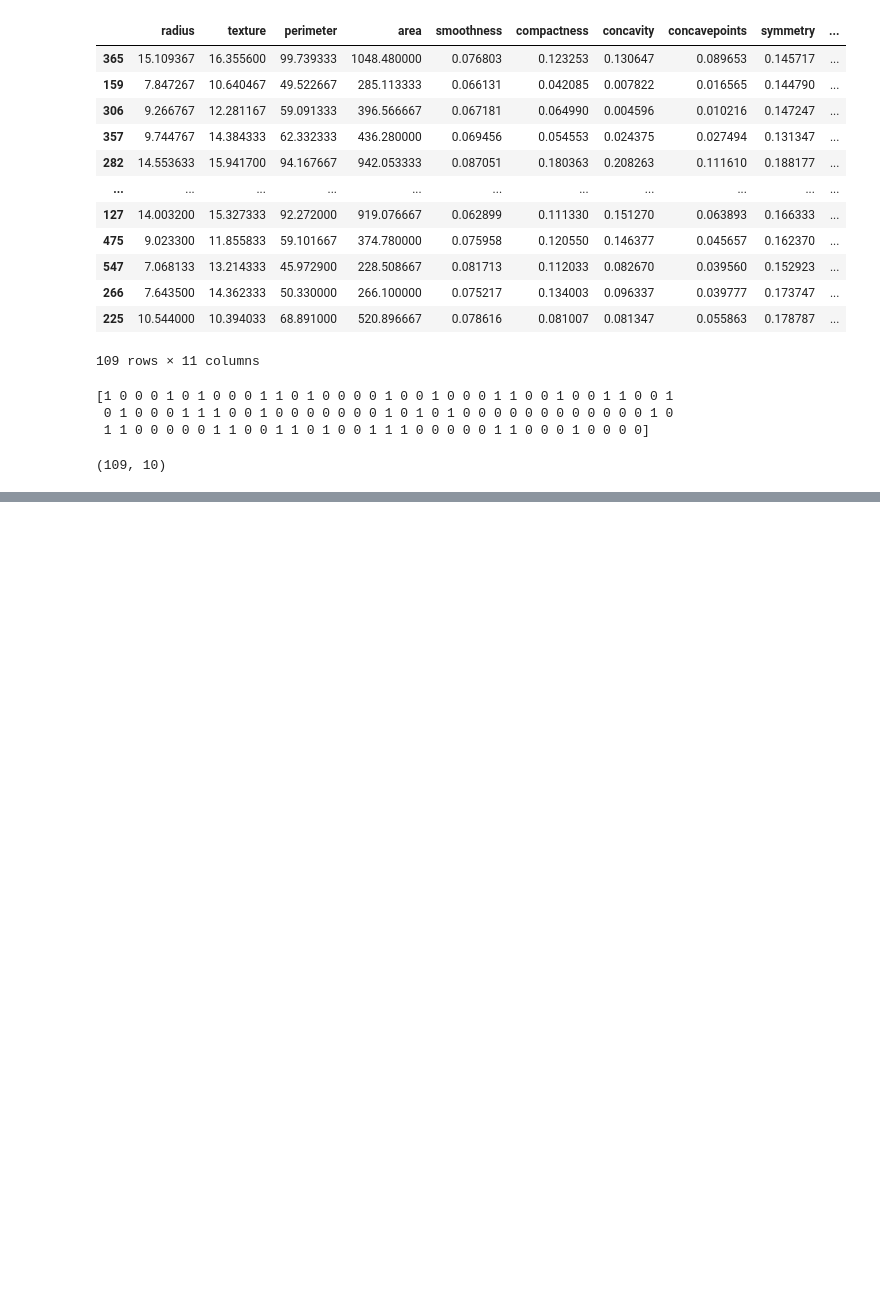
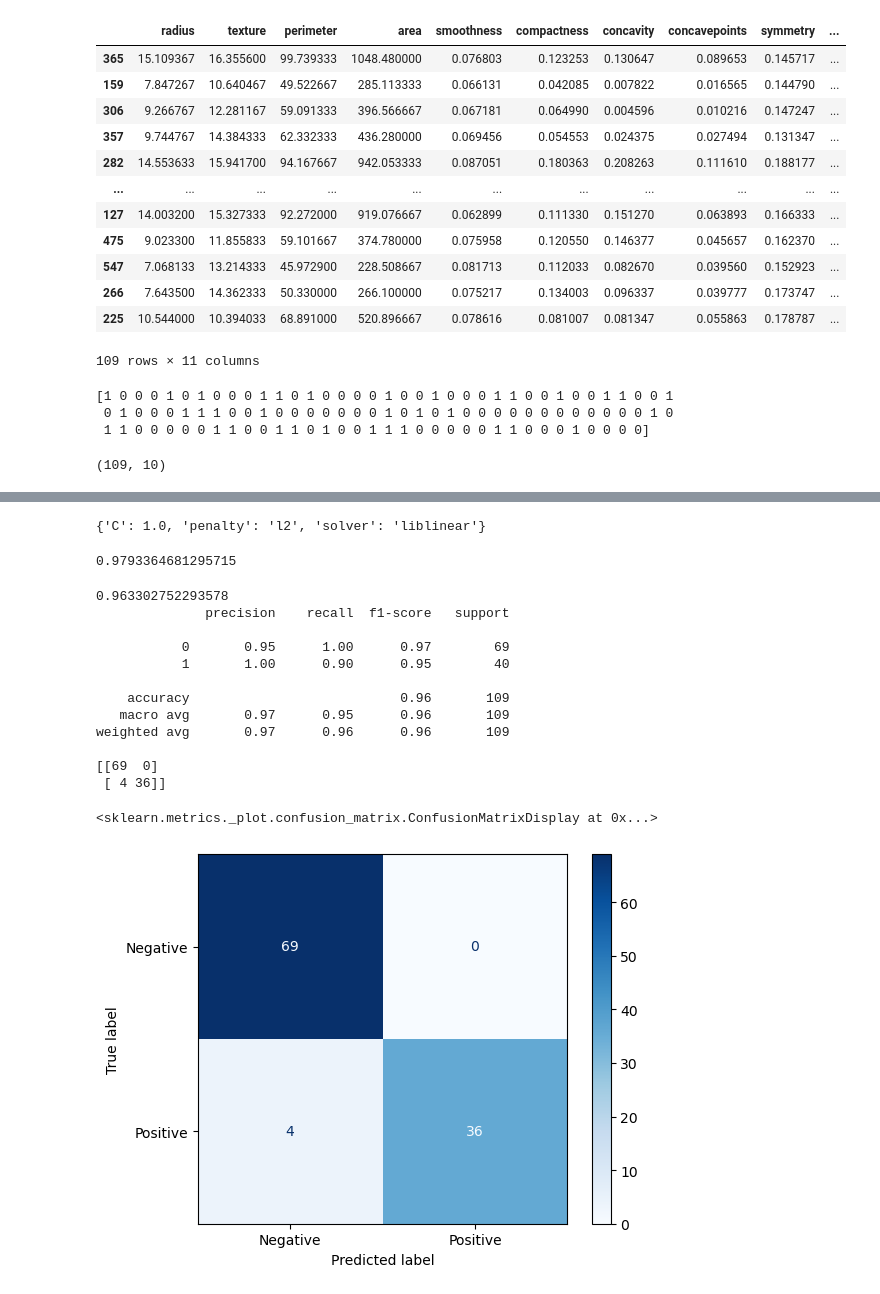
Before and after one commit to Niklauzi/Machine-Learning-Projects, a Jupyter notebook: Health Domain/Breast Cancer Wisconsin (Diagnostic)/Breast Cancer Wisconsin (Diagnostic).ipynb, the cells around one changed output, grey strips where cells are left out. Cells and saved outputs as stored; diff of their text form; code cells hidden in the pictures; blank space fills up the shorter version.

```diff
--- a/Health Domain/Breast Cancer Wisconsin (Diagnostic)/Breast Cancer Wisconsin (Diagnostic).ipynb
+++ b/Health Domain/Breast Cancer Wisconsin (Diagnostic)/Breast Cancer Wisconsin (Diagnostic).ipynb
@@ -466,0 +498,8 @@ weighted avg       0.97      0.96      0.96       109
+# %%
+from sklearn.model_selection import StratifiedKFold
+cv=StratifiedKFold()
+# %%
+## GridSearchCV
+from sklearn.model_selection import GridSearchCV
+
+grid=GridSearchCV(estimator=model,param_grid=params,scoring='accuracy',cv=cv,n_jobs=-1)
@@ -466,0 +516,2 @@ weighted avg       0.97      0.96      0.96       109
+# %%
+grid.fit(X_train,y_train)
@@ -466,0 +526,36 @@ weighted avg       0.97      0.96      0.96       109
+# %%
+grid.best_params_
+# %% [output]
+{'C': 1.0, 'penalty': 'l2', 'solver': 'liblinear'}
+# %%
+grid.best_score_
+# %% [output]
+0.9793364681295715
+# %%
+y_pred1=grid.predict(X_test)
+# %%
+score=accuracy_score(y_test, y_pred1)
+print(score)
+print(classification_report(y_test, y_pred1))
+print(confusion_matrix(y_test, y_pred1))
+
+cm = confusion_matrix(y_test, y_pred1)
+
+# Display the confusion matrix
+disp = ConfusionMatrixDisplay(confusion_matrix=cm, display_labels=["Negative", "Positive"])
+disp.plot(cmap="Blues")
+# %% [output]
+0.963302752293578
+              precision    recall  f1-score   support
+
+           0       0.95      1.00      0.97        69
+           1       1.00      0.90      0.95        40
+
+    accuracy                           0.96       109
+   macro avg       0.97      0.95      0.96       109
+weighted avg       0.97      0.96      0.96       109
+
+[[69  0]
+ [ 4 36]]
+<sklearn.metrics._plot.confusion_matrix.ConfusionMatrixDisplay at 0x...>
+[figure, added]
```
Also changed, not shown: parts of 31 cells of this notebook.
